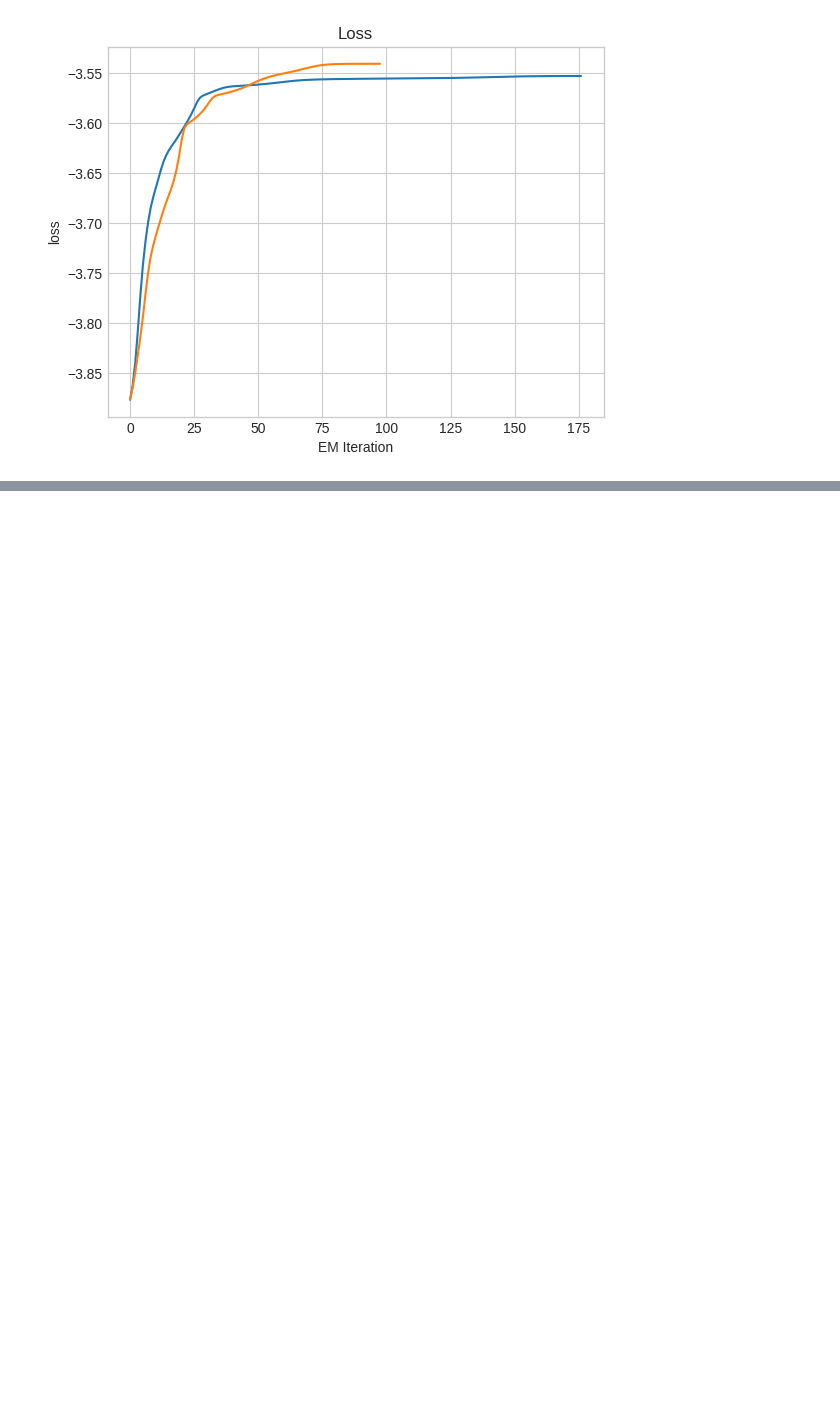
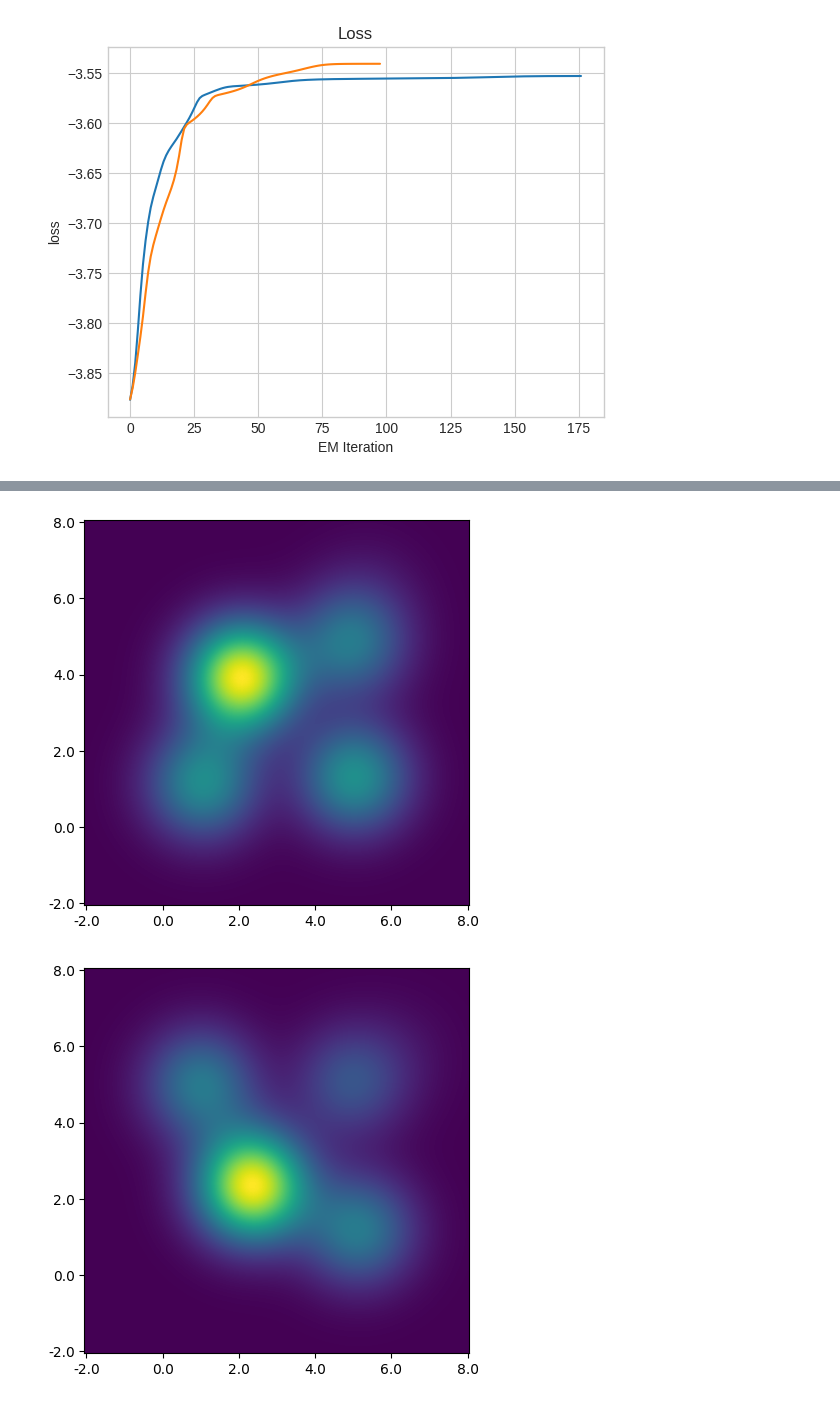
Before and after one commit to FengNiMa/203Project, a Jupyter notebook: Results.ipynb, the cells around one changed output, grey strips where cells are left out. Saved outputs shown, nothing was run; the diff lists cells and outputs as text; code cells hidden in the pictures; blank space fills up the shorter version.

```diff
--- a/Results.ipynb
+++ b/Results.ipynb
@@ -148,0 +207,4 @@ for i in range(len(pi)):
+# %%
+#K=5-lam=0.1
+pi, mu, _, p_loss, d_loss, iters, _ = import_result_penalizedEM("results_multi_adv_EM/Penalized-K=5-lam=1.0-N=1000.p")
+plt.style.use('seaborn-whitegrid')
@@ -148,0 +227,8 @@ for i in range(len(pi)):
+# %%
+plt.style.use('default')
+
+for i in range(len(pi)):
+    MoG_plot(pi[i], mu[i])
+# %% [output]
+[figure, added]
+[figure, added]
```
Also changed, not shown: parts of 32 cells of this notebook, 56 other files.
